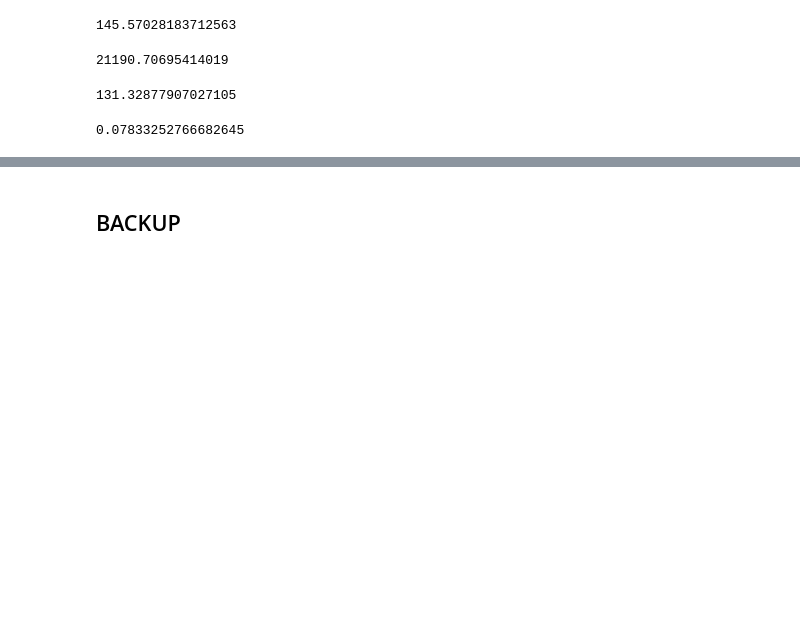
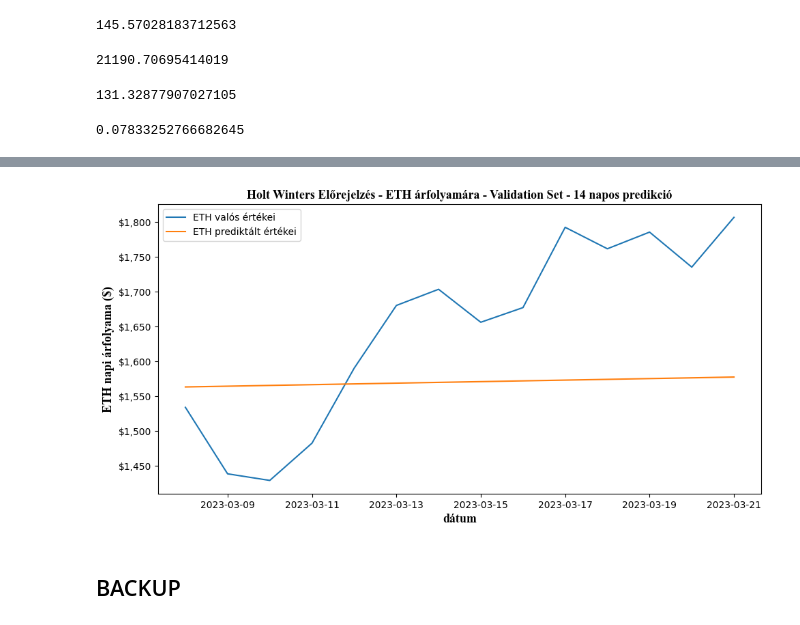
Before and after one commit to danieltar18/ethereum_analysis, a Jupyter notebook: holt_winters_model.ipynb, the cells around one changed output, grey strips where cells are left out. Saved outputs shown, nothing was run; the diff lists cells and outputs as text; code cells hidden in the pictures; blank space fills up the shorter version.

```diff
--- a/holt_winters_model.ipynb
+++ b/holt_winters_model.ipynb
@@ -1393,4 +909,19 @@ mean_absolute_percentage_error(eth_current_price['eth_close'], eth_current_price
 - MAPE: 7.83
+# %%
+fig, ax = plt.subplots(figsize=(10, 5))
+font = {'fontname':'Times New Roman', 'size': 13, 'weight' : 'bold'}
+ax.plot(eth_current_price['eth_close'], label="ETH valós értékei")
+ax.plot(eth_current_price['prediction'], label="ETH prediktált értékei")
+ax.legend()
+ax.yaxis.set_major_formatter("${x:,.0f}")
+ax.set_ylabel("ETH napi árfolyama ($)", **font)
+ax.set_xlabel("dátum", **font)
+plt.tight_layout()
+ax.set_title("Holt Winters Előrejelzés - ETH árfolyamára - Validation Set - 14 napos predikció", **font)
+plt.savefig("charts/forecast/holt-winters-realword_forecast.png")
+plt.show()
+# %% [output]
+[figure, added]
 # %% [markdown]
 ## BACKUP
 # %%
```
Also changed, not shown: parts of 28 cells of this notebook.
